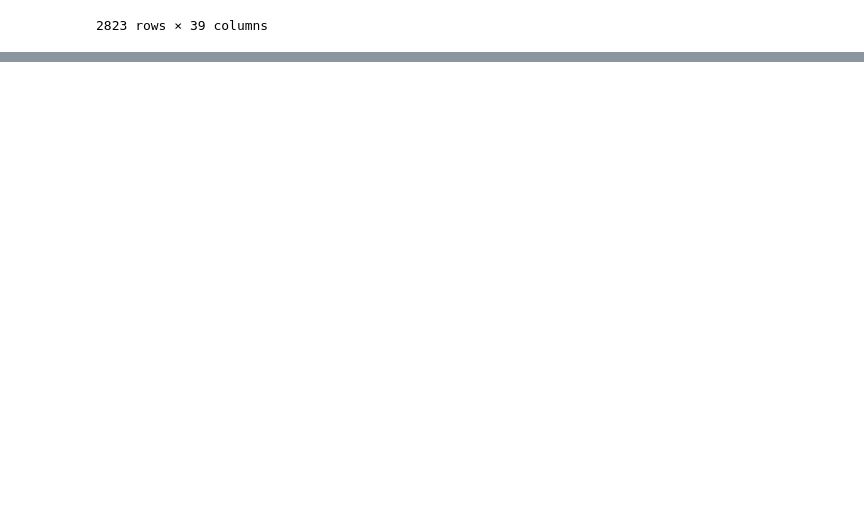
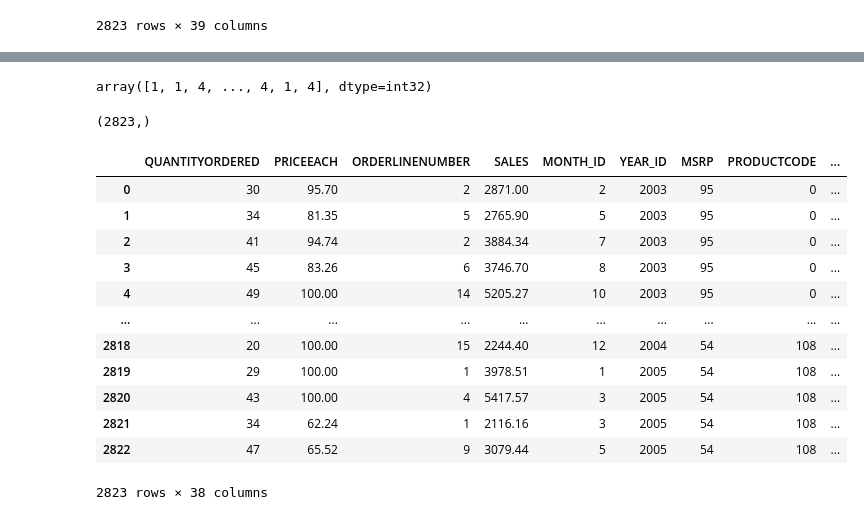
Before and after one commit to kshitijmalvankar/MarketingAI, a Jupyter notebook: MarketingAI.ipynb, the cells around one changed output, grey strips where cells are left out. Drawn from its saved outputs; the diff is of its cells as text; code cells hidden in the pictures; blank space fills up the shorter version.

Commit message:
Update: Applied K-Means and PCA

```diff
--- a/MarketingAI.ipynb
+++ b/MarketingAI.ipynb
@@ -352,0 +396,11 @@ sales_df
+# %%
+
+import plotly.figure_factory as ff
+
+plt.figure(figsize = (10, 10))
+
+for i in range(8):
+  if sales_df.columns[i] != 'ORDERLINENUMBER':
+    fig = ff.create_distplot([sales_df[sales_df.columns[i]].apply(lambda x: float(x))], ['distplot'])
+    fig.update_layout(title_text = sales_df.columns[i])
+    fig.show()
@@ -352,0 +440,4 @@ sales_df
+# %%
+# Scale the data
+scaler = StandardScaler()
+sales_df_scaled = scaler.fit_transform(sales_df)
@@ -352,0 +448,16 @@ sales_df
+# %%
+scores = []
+
+range_values = range(1, 15)
+
+for i in range_values:
+  kmeans = KMeans(n_clusters = i)
+  kmeans.fit(sales_df_scaled)
+  scores.append(kmeans.inertia_)
+# intertia is the Sum of squared distances of samples to their closest cluster center
+
+plt.plot(scores, 'bx-')
+plt.title('Finding right number of clusters')
+plt.xlabel('Clusters')
+plt.ylabel('scores')
+plt.show()
@@ -352,0 +468,5 @@ sales_df
+# %%
+# Cluster the data using k-means
+kmeans = KMeans(5)
+kmeans.fit(sales_df_scaled)
+labels = kmeans.labels_
@@ -352,0 +503,27 @@ sales_df
+# %%
+y_kmeans = kmeans.fit_predict(sales_df_scaled)
+y_kmeans
+# %% [output]
+array([1, 1, 4, ..., 4, 1, 4], dtype=int32)
+# %%
+labels.shape # Labels associated to each data pointa
+# %% [output]
+(2823,)
+# %%
+# Add a label (which cluster) corresponding to each data point
+sale_df_cluster = pd.concat([sales_df, pd.DataFrame({'cluster':labels})], axis = 1)
+sale_df_cluster
+# %% [output]
+|  | QUANTITYORDERED | PRICEEACH | ORDERLINENUMBER | SALES | MONTH_ID | YEAR_ID | MSRP | PRODUCTCODE | ... |
+| 0 | 30 | 95.70 | 2 | 2871.00 | 2 | 2003 | 95 | 0 | ... |
+| 1 | 34 | 81.35 | 5 | 2765.90 | 5 | 2003 | 95 | 0 | ... |
+| 2 | 41 | 94.74 | 2 | 3884.34 | 7 | 2003 | 95 | 0 | ... |
+| 3 | 45 | 83.26 | 6 | 3746.70 | 8 | 2003 | 95 | 0 | ... |
+| 4 | 49 | 100.00 | 14 | 5205.27 | 10 | 2003 | 95 | 0 | ... |
+| ... | ... | ... | ... | ... | ... | ... | ... | ... | ... |
+| 2818 | 20 | 100.00 | 15 | 2244.40 | 12 | 2004 | 54 | 108 | ... |
+| 2819 | 29 | 100.00 | 1 | 3978.51 | 1 | 2005 | 54 | 108 | ... |
+| 2820 | 43 | 100.00 | 4 | 5417.57 | 3 | 2005 | 54 | 108 | ... |
+| 2821 | 34 | 62.24 | 1 | 2116.16 | 3 | 2005 | 54 | 108 | ... |
+| 2822 | 47 | 65.52 | 9 | 3079.44 | 5 | 2005 | 54 | 108 | ... |
+2823 rows × 38 columns
```
Also changed, not shown: parts of 21 cells of this notebook.
